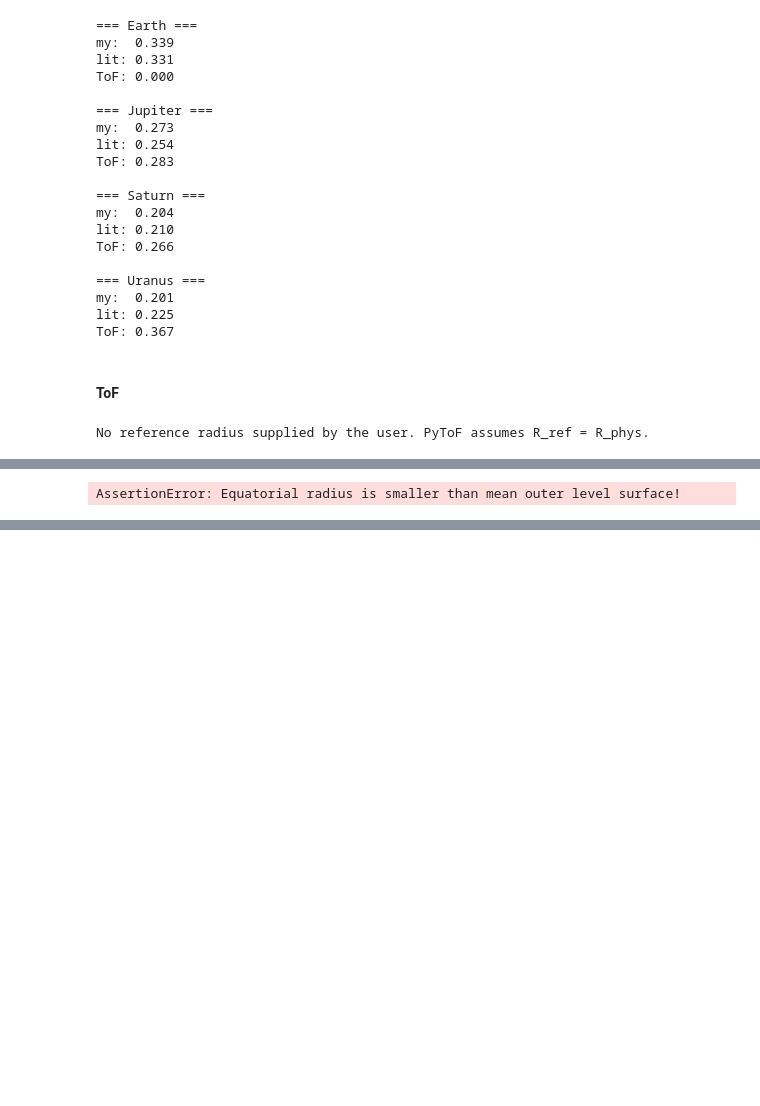
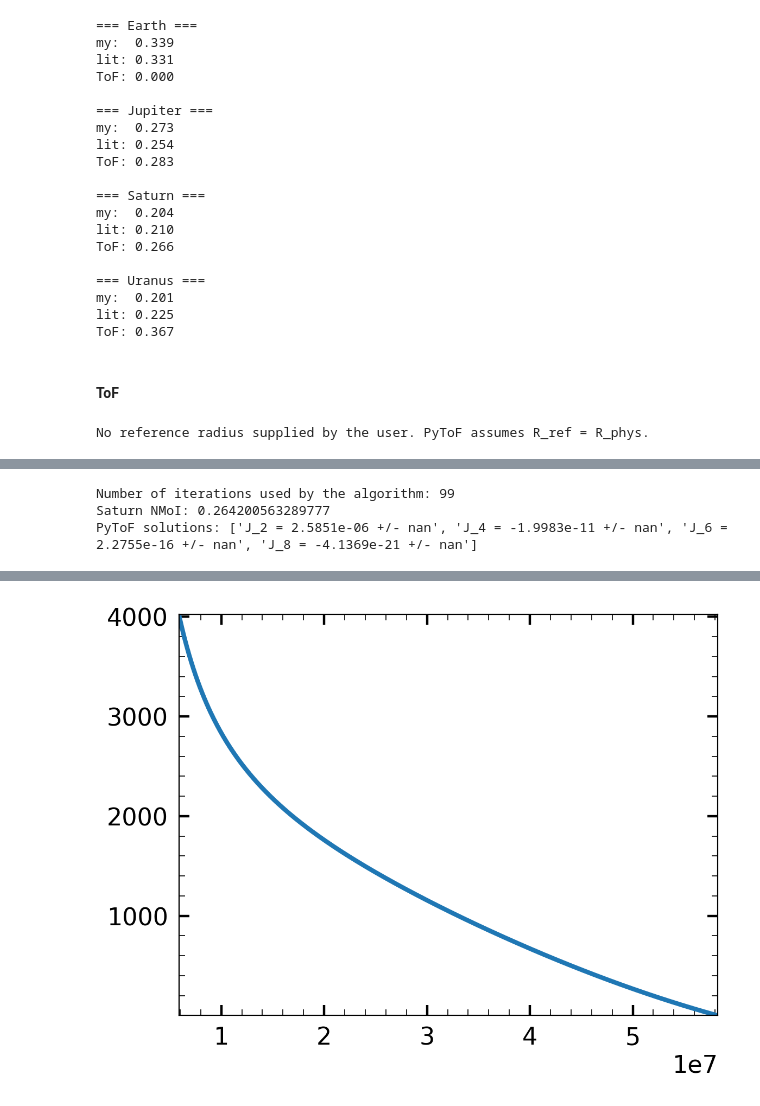
Before and after one commit to Akut-Luna/AST-514-Final-Project, a Jupyter notebook: plot_MoI.ipynb, the cells around one changed output, grey strips where cells are left out. Saved outputs shown, nothing was run; the diff lists cells and outputs as text; code cells hidden in the pictures; blank space fills up the shorter version.

```diff
--- a/plot_MoI.ipynb
+++ b/plot_MoI.ipynb
@@ -109,40 +109,55 @@ def sample_evenly(arr, max_len=1024):
     idx = np.linspace(0, n - 1, max_len, dtype=int)
     return arr[idx]
 
-planet = 'Earth'
-if planet == 'Jupiter':
-    period = 35730      # s         [J]
-elif planet == 'Saturn':
-    period = 38361.6    # s         [J]
-elif planet == 'Uranus':
-    period = 62064      # s         [J]
-elif planet == 'Earth':
-    period = 86164      # s
+import matplotlib.pyplot as plt
+plt.figure()
 
-filename = planet_files[planet]
-r, rho = get_density_from_data(filename)
-N = len(r)
+for planet in ['Saturn']:#, 'Saturn', 'Uranus', 'Earth']:
+    if planet == 'Jupiter':
+        period = 35730      # s         [J]
+    elif planet == 'Saturn':
+        period = 38361.6    # s         [J]
+    elif planet == 'Uranus':
+        period = 62064      # s         [J]
+    elif planet == 'Earth':
+        period = 86164      # s
 
-radii = r / 100 # cm -> m
-radius = r[0]
-densities = rho * 1000 # g/cm^3 -> kg/cm^3
+    filename = planet_files[planet]
+    r, rho = get_density_from_data(filename)
+    N = len(r)
 
-radii = sample_evenly(radii)
-densities = sample_evenly(densities)
+    radii = r / 100 # cm -> m
+    radius = r[0]
+    densities = rho * 1000 # g/cm^3 -> kg/m^3
 
-mass = -4*np.pi*np.trapezoid(densities*radii**2, radii) #calculated mass in SI units (kg), negative sign because array starts with the outer surface
+    radii = sample_evenly(radii)
+    densities = sample_evenly(densities)
+
+    mask = radii > 0.1*np.max(radii)
+
+    radii = radii[mask]
+    densities = densities[mask]
+
+    print(radii)
+    print(densities)
+
+    mass = -4*np.pi*np.trapezoid(densities*radii**2, radii) #calculated mass in SI units (kg), negative sign because array starts with the outer surface
 
 
-X = ClassToF.ToF(N=N, M_phys=mass, R_phys=[radius, 'mean'], Period=period) #all radius options: 'equatorial', 'mean', 'polar'
+    X = ClassToF.ToF(N=N, M_phys=mass, R_phys=[radius, 'mean'], Period=period) #all radius options: 'equatorial', 'mean', 'polar'
 
-X.li         = radii
-X.rhoi       = densities
-X.m_rot_calc = (2*np.pi/period)**2*X.li[0]**3/(X.opts['G']*mass)
+    X.li         = radii
+    X.rhoi       = densities
+    X.m_rot_calc = (2*np.pi/period)**2*X.li[0]**3/(X.opts['G']*mass)
 
-number_of_iterations = X.relax_to_shape()
-print('Number of iterations used by the algorithm:', number_of_iterations)
+    number_of_iterations = X.relax_to_shape()
+    print('Number of iterations used by the algorithm:', number_of_iterations)
 
-print(f'NMoI: {X.get_NMoI()}')
-print('PyToF solutions:', ['J_'+str(2*i)   +' = ' + "{:.4e}".format(X.Js[i]) + ' +/- ' + "{:.1e}".format(X.Js_error[i]) for i in range(1,5)])
-# X.plot_shape()
+    print(f'{planet} NMoI: {X.get_NMoI()}')
+    print('PyToF solutions:', ['J_'+str(2*i)   +' = ' + "{:.4e}".format(X.Js[i]) + ' +/- ' + "{:.1e}".format(X.Js_error[i]) for i in range(1,5)])
+
+
+    plt.plot(radii, densities)
+
+plt.show()
 # %% [output]
@@ -149,2 +180,4 @@ print('PyToF solutions:', ['J_'+str(2*i)   +' = ' + "{:.4e}".format(X.Js[i]) + '
 No reference radius supplied by the user. PyToF assumes R_ref = R_phys.
-AssertionError: Equatorial radius is smaller than mean outer level surface!
+Number of iterations used by the algorithm: 99
+Saturn NMoI: 0.264200563289777
+PyToF solutions: ['J_2 = 2.5851e-06 +/- nan', 'J_4 = -1.9983e-11 +/- nan', 'J_6 = 2.2755e-16 +/- nan', 'J_8 = -4.1369e-21 +/- nan']
@@ -150,0 +201 @@ AssertionError: Equatorial radius is smaller than mean outer level surface!
+[figure, added]
```
Also changed, not shown: parts of 1 cell of this notebook, 2 other files.
